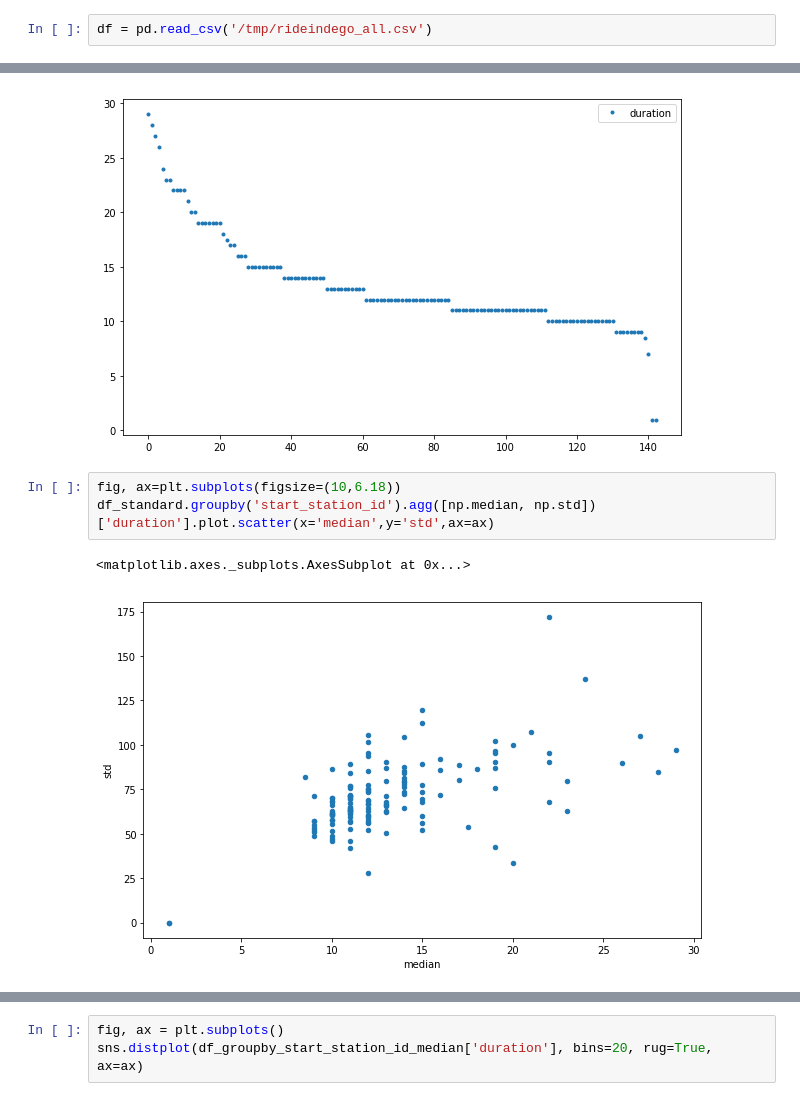
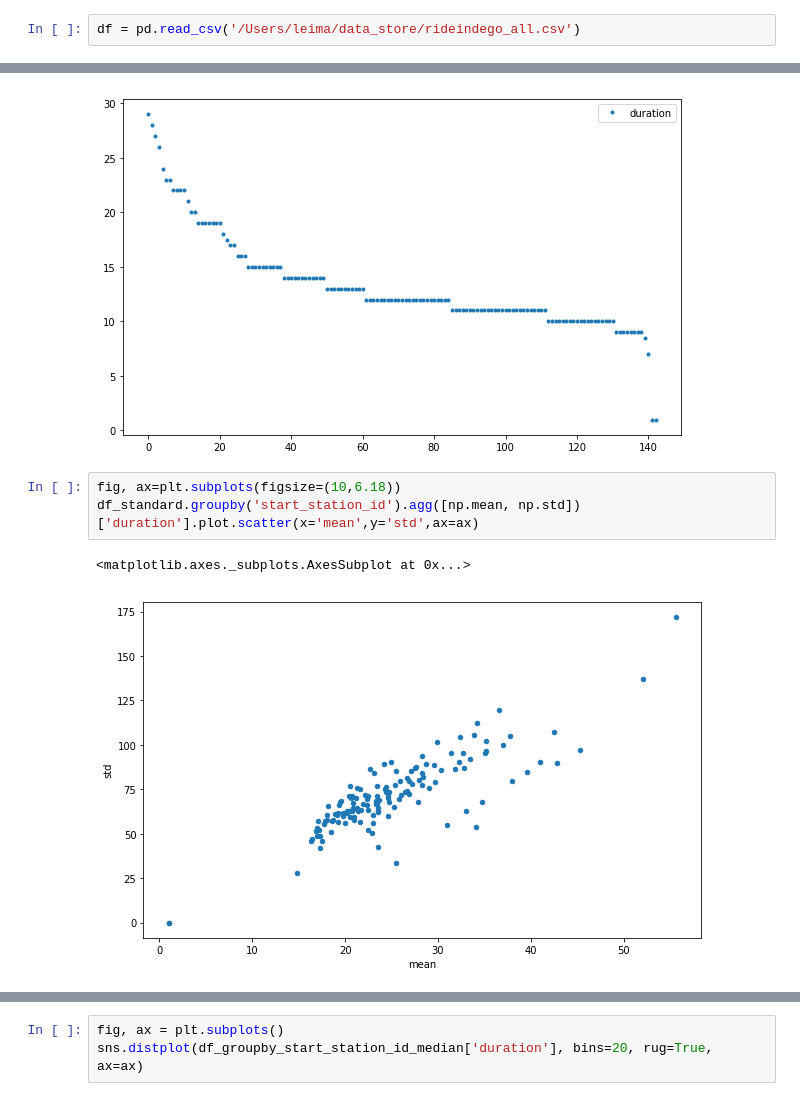
Before and after one commit to emptymalei/indego-bike-sharing-data, a Jupyter notebook: notebooks/wrangling_and_explorations.ipynb, the cells around one changed output, grey strips where cells are left out. Cells and saved outputs as stored; diff of their text form.

```diff
--- a/notebooks/wrangling_and_explorations.ipynb
+++ b/notebooks/wrangling_and_explorations.ipynb
@@ -22,7 +22,7 @@ from sklearn import utils
 # %% [markdown]
 ## Load Data, Again
 # %%
-df = pd.read_csv('/tmp/rideindego_all.csv')
+df = pd.read_csv('/Users/leima/data_store/rideindego_all.csv')
 # %% [markdown]
 ## Standard Bikes
 # %% [markdown]
@@ -140,7 +140,7 @@ df_groupby_start_station_id_median[['duration']].sort_values(by='duration', asce
 [figure]
 # %%
 fig, ax=plt.subplots(figsize=(10,6.18))
-df_standard.groupby('start_station_id').agg([np.median, np.std])['duration'].plot.scatter(x='median',y='std',ax=ax)
+df_standard.groupby('start_station_id').agg([np.mean, np.std])['duration'].plot.scatter(x='mean',y='std',ax=ax)
 # %% [output]
 <matplotlib.axes._subplots.AxesSubplot at 0x...>
-[figure, old version]
+[figure, new version]
```
Also changed, not shown: parts of 9 cells of this notebook, 7 other files.
